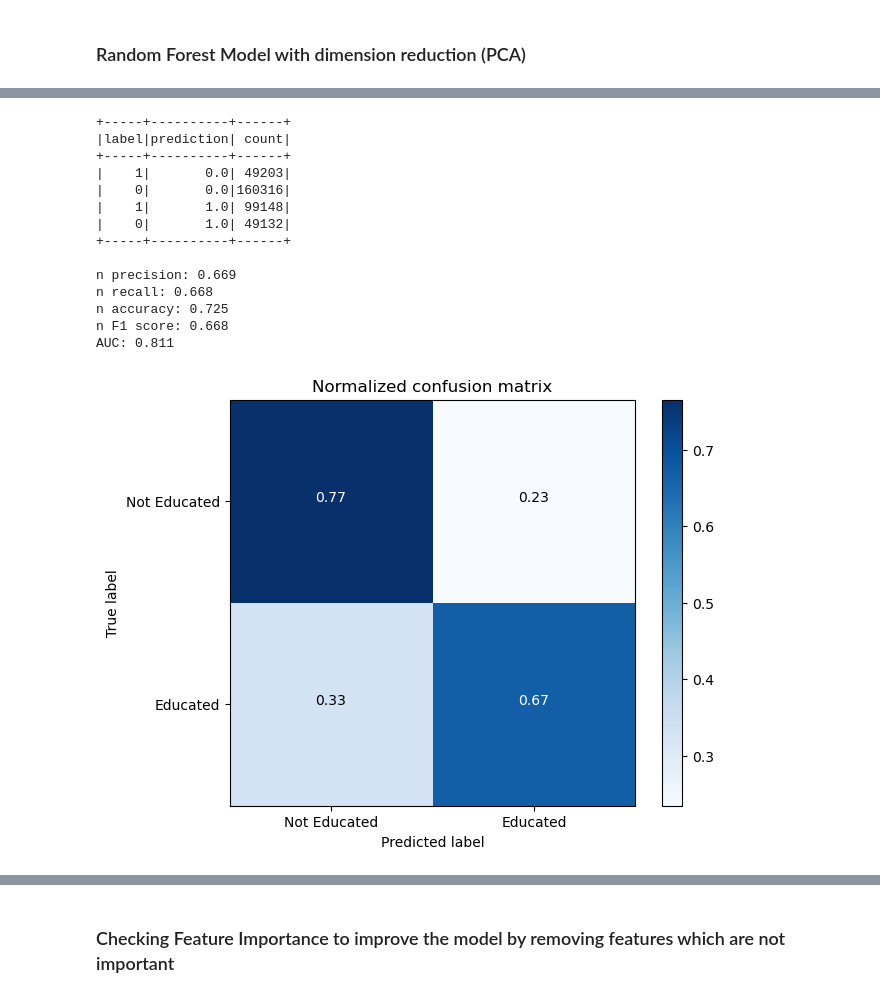
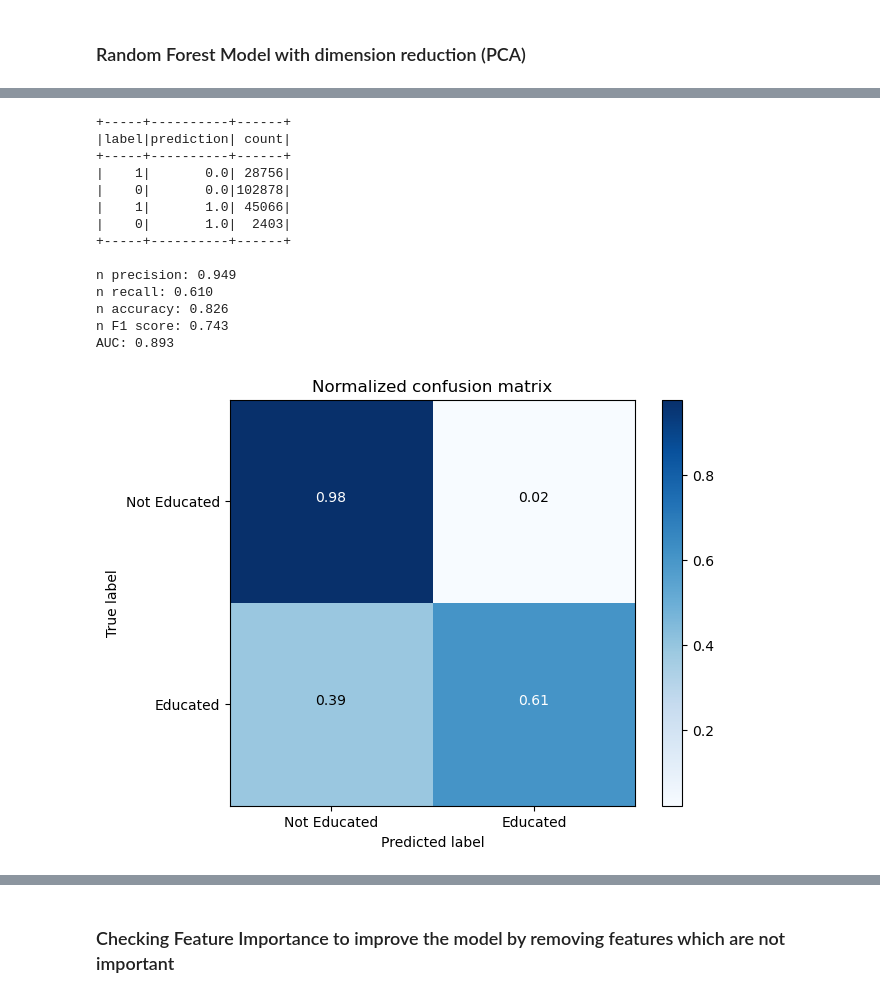
Before and after one commit to narashil/DS-5110-Project, a Jupyter notebook: working_smn_07052021.ipynb, the cells around one changed output, grey strips where cells are left out. Saved outputs shown, nothing was run; the diff lists cells and outputs as text; code cells hidden in the pictures.

```diff
--- a/working_smn_07052021.ipynb
+++ b/working_smn_07052021.ipynb
@@ -158,23 +233,20 @@ threads = 6
 
 rf = RandomForestClassifier(labelCol = "label", featuresCol = "scaledFeatures_train")
 
-paramGrid = ParamGridBuilder() \
-              .addGrid(rf.numTrees, [30, 50]) \
-              .build()
+paramGrid = ParamGridBuilder().addGrid(rf.numTrees, [30, 50]).build()
+
 pca_model = PCA(k=10, inputCol = "scaledFeatures_train", outputCol = "pca_features_cv")
 
 #create a param grid to pass to cross validator
 #k --> number of principal components
 #number of treess in rf
 #need to add more later
-paramGrid_pca = ParamGridBuilder() \
-  .addGrid(pca_model.k, [10, 20, 30]) \
-  .addGrid(rf.numTrees, [20, 30, 50]) \
-  .build()
+paramGrid_pca = ParamGridBuilder().addGrid(rf.numTrees, [20, 30, 50]).build()
 
+#.addGrid(pca_model.k, [10]) \
 bcm = BinaryClassificationEvaluator()
 
-
+selected_cols=[cols for cols in cols if cols not in['label','MULTYEAR']]
 #Identified first 35 variables of interest
 keep_35 = ["HHTYPE","REGION","STATEFIP","COUNTYFIP","METRO","COSTELEC","COSTGAS","COSTWATR","COSTFUEL","FOODSTMP","CINETHH","CILAPTOP",\
         "CISMRTPHN","CITABLET","VEHICLES","COUPLETYPE","NFAMS","NMOTHERS","NFATHERS","CITIZEN","YRSUSA1","RACAMIND","RACASIAN","RACBLK","RACPACIS"\
@@ -199,7 +271,7 @@ def preProcessTrainFit(cached_tr,model,pca_model,paramGrid,evaluator,numFolds,se
     selected_cols=[cols for cols in cached_tr.columns if cols not in['label','MULTYEAR']]
     assembler = VectorAssembler(inputCols=selected_cols, outputCol="features")
     #scale
-    scaler_train = StandardScaler(inputCol="features", outputCol="scaledFeatures_train")
+    scaler_train = StandardScaler(inputCol="features", outputCol="scaledFeatures_train",withStd=False, withMean=True)
 
     #creating a pipeline with the assembler,scaler and model to use in the cross validator
     if pca_model is None:  print("Not PCA"); ppl_cv = Pipeline(stages = [assembler,scaler_train, model])
@@ -228,7 +300,7 @@ def preProcessTest(test_data):
     transformed_test.registerTempTable('transformed_tbl_test')
     transformed_df_test = sqlContext.sql('select label,features from transformed_tbl_test')
     #scale test data
-    scaler_test = StandardScaler(inputCol="features", outputCol="scaledFeatures")
+    scaler_test = StandardScaler(inputCol="features", outputCol="scaledFeatures",withStd=False, withMean=True)
     scalerModel_test = scaler_test.fit(transformed_df_test)
     scaledData_test = scalerModel_test.transform(transformed_df_test)
 
@@ -465,6 +540,8 @@ RandomForestClassificationModel: uid=RandomForestClassifier_76f3d29bd1b0, numTre
 # %%
+%%time
 #create sample dataframe
-sampled_35 = createSampleData(df,keep_35,0.2)
+keep_pca =['VALUEH','FTOTINC','INCTOT','INCEARN','BPLD','COSTFUEL','PROPINSR','YRMARR','DEGFIELDD','PWPUMA00','IND','label','MULTYEAR']
+sampled_35 = createSampleData(df,keep_pca,0.1)
 
 #split data
 cached_tr, cached_test = splitData(sampled_35,split_ratio,seed)
@@ -479,31 +558,31 @@ Not PCA
 # %%
 #predictions
-bestPipeline = model_35.bestModel
-pipe_35 = bestPipeline.stages[1]
-predictions_35 = bestPipeline.transform(cached_test)
+bestPipeline_35 = model_35.bestModel
+pipe_35 = bestPipeline_35.stages[1]
+predictions_35 = bestPipeline_35.transform(cached_test)
 classificationMetrics(predictions_35,bcm)
 
 #Visualize Metrics
 cnf_matrix_35 = createLabelsCM(predictions_35)
 plot_confusion_matrix(cnf_matrix_35, classes=['Not Educated','Educated'], normalize=True,
                       title='Normalized confusion matrix')
 plt.show()
 # %% [output]
 +-----+----------+------+
 |label|prediction| count|
 +-----+----------+------+
-|    1|       0.0| 49203|
-|    0|       0.0|160316|
-|    1|       1.0| 99148|
-|    0|       1.0| 49132|
+|    1|       0.0| 28756|
+|    0|       0.0|102878|
+|    1|       1.0| 45066|
+|    0|       1.0|  2403|
 +-----+----------+------+
 
-n precision: 0.669
-n recall: 0.668
-n accuracy: 0.725
-n F1 score: 0.668
-AUC: 0.811
+n precision: 0.949
+n recall: 0.610
+n accuracy: 0.826
+n F1 score: 0.743
+AUC: 0.893
-[figure, old version]
+[figure, new version]
 # %%
 avgMetricsGrid_35 = model_35.avgMetrics
 print(avgMetricsGrid_35)
```
Also changed, not shown: parts of 25 cells of this notebook.
